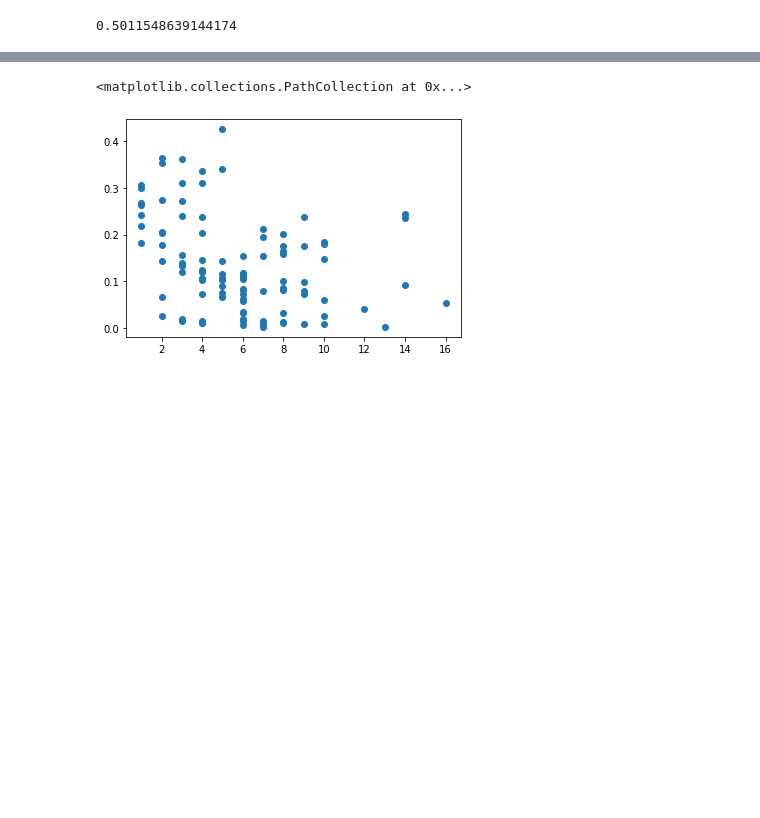
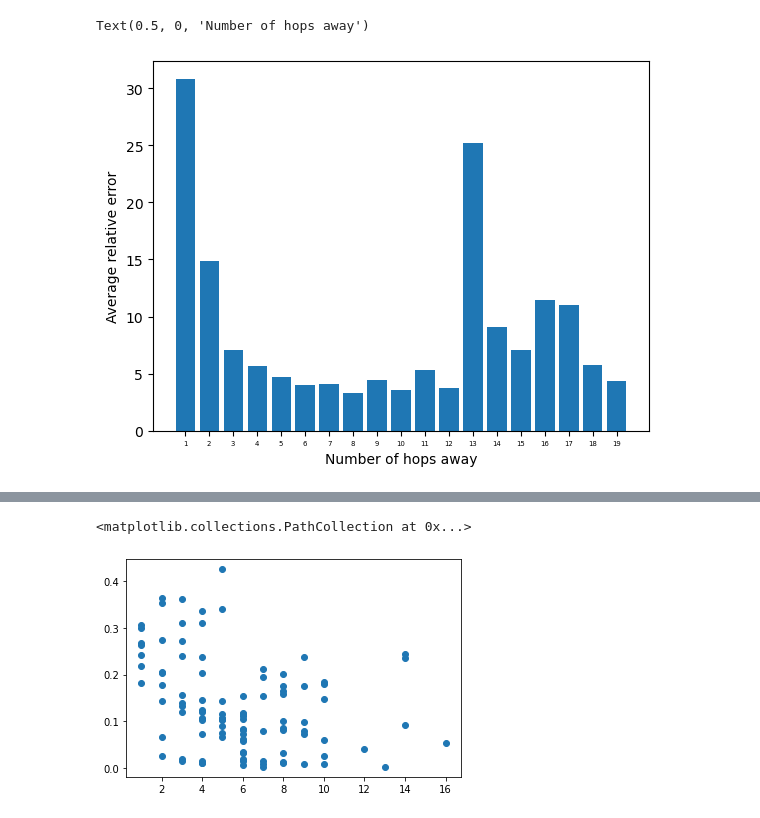
Before and after one commit to ClemHubble/shortest-paths-nn, a Jupyter notebook: test_model.ipynb, the cells around one changed output, grey strips where cells are left out. Drawn from its saved outputs; the diff is of its cells as text; code cells hidden in the pictures; blank space fills up the shorter version.

```diff
--- a/test_model.ipynb
+++ b/test_model.ipynb
@@ -68,9 +183,3 @@ for i in range(len(edge_index[0])):
     v1 = edge_index[0][i].item()
     v2 = edge_index[1][i].item()
     G[v1][v2]['weight'] = torch.norm(node_features[v1] - node_features[v2]).item()
-# %%
-import networkx as nx
-
-nx.shortest_path_length(G, 0, 1, weight='weight')
-# %% [output]
-0.5011548639144174
@@ -77,2 +211,12 @@ nx.shortest_path_length(G, 0, 1, weight='weight')
+# %%
+#path_length = data['paths']
+import matplotlib.pyplot as plt
+plt.bar(np.arange(1, 20), errors)
+plt.xticks(np.arange(1, 20), fontsize=5)
+plt.ylabel("Average relative error")
+plt.xlabel("Number of hops away")
+# %% [output]
+Text(0.5, 0, 'Number of hops away')
+[figure, added]
 # %%
 from tqdm import trange
```
Also changed, not shown: parts of 11 cells of this notebook, 31 other files.
